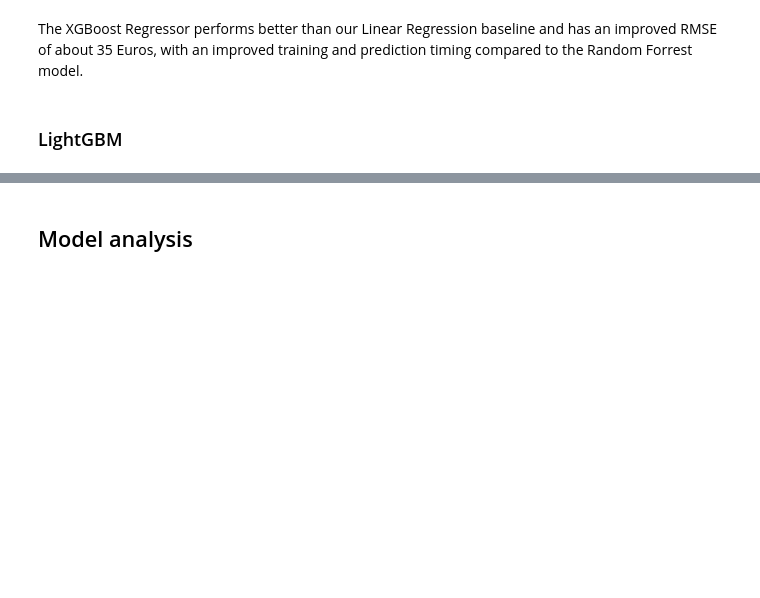
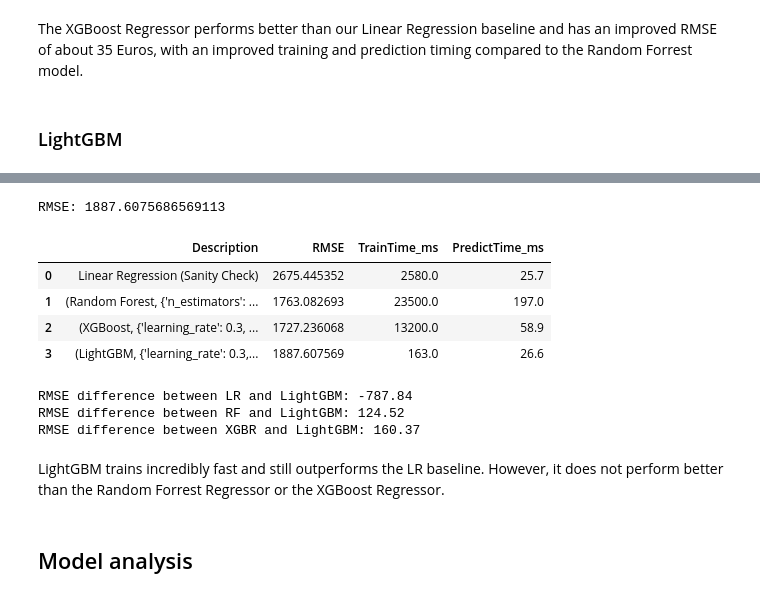
Before and after one commit to IMMontoya/predicting_used_car_market_values_with_machine_learning, a Jupyter notebook: notebook.ipynb, the cells around one changed output, grey strips where cells are left out. Saved outputs shown, nothing was run; the diff lists cells and outputs as text; code cells hidden in the pictures; blank space fills up the shorter version.

Commit message:
LightGBM done

```diff
--- a/notebook.ipynb
+++ b/notebook.ipynb
@@ -1112,0 +1180,7 @@ The XGBoost Regressor performs better than our Linear Regression baseline and ha
+# %%
+# Initialize the model with the best parameters
+model = LGBMRegressor(random_state=123456, **best_params)
+# %%
+%%time
+# Fit the model on the training data
+model.fit(X_train, y_train);
@@ -1112,0 +1190,8 @@ The XGBoost Regressor performs better than our Linear Regression baseline and ha
+# %%
+# Save the training time
+train_time = 163 # in ms
+# This is reflective of my local machine, the time will vary depending on the machine
+# %%
+%%time
+# Get predictions on the validation data
+predictions = model.predict(X_valid)
@@ -1113,3 +1201,34 @@ The XGBoost Regressor performs better than our Linear Regression baseline and ha
+# %%
+# Save the prediction time
+predict_time = 26.6
+# This is reflective of my local machine, the time will vary depending on the machine
+
+# Calculate the RMSE
+rmse = mean_squared_error(y_valid, predictions, squared=False)
+
+print(f"RMSE: {rmse}")
+
+# Save the results to the results_df
+results_df = pd.concat([results_df, pd.DataFrame([[('LightGBM', best_params), rmse, train_time, predict_time]], columns=results_df.columns)], ignore_index=True)
+
+display(results_df)
+# %% [output]
+RMSE: 1887.6075686569113
+|  | Description | RMSE | TrainTime_ms | PredictTime_ms |
+| 0 | Linear Regression (Sanity Check) | 2675.445352 | 2580.0 | 25.7 |
+| 1 | (Random Forest, {'n_estimators': ... | 1763.082693 | 23500.0 | 197.0 |
+| 2 | (XGBoost, {'learning_rate': 0.3, ... | 1727.236068 | 13200.0 | 58.9 |
+| 3 | (LightGBM, {'learning_rate': 0.3,... | 1887.607569 | 163.0 | 26.6 |
+# %%
+print(f"RMSE difference between LR and LightGBM: {results_df['RMSE'][3] - results_df['RMSE'][0]:.2f}")
+print(f"RMSE difference between RF and LightGBM: {results_df['RMSE'][3] - results_df['RMSE'][1]:.2f}")
+print(f"RMSE difference between XGBR and LightGBM: {results_df['RMSE'][3] - results_df['RMSE'][2]:.2f}")
+# %% [output]
+RMSE difference between LR and LightGBM: -787.84
+RMSE difference between RF and LightGBM: 124.52
+RMSE difference between XGBR and LightGBM: 160.37
+# %% [markdown]
+LightGBM trains incredibly fast and still outperforms the LR baseline. However, it does not perform better than the Random Forrest Regressor or the XGBoost Regressor.
 # %% [markdown]
 ## Model analysis
 # %% [markdown]
```
Also changed, not shown: parts of 9 cells of this notebook.
